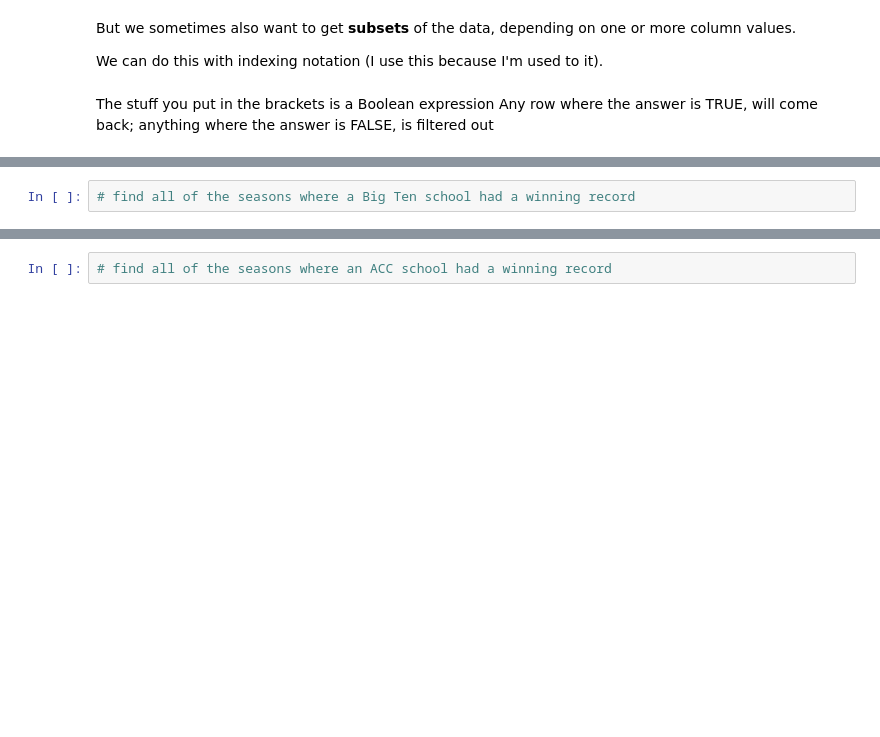
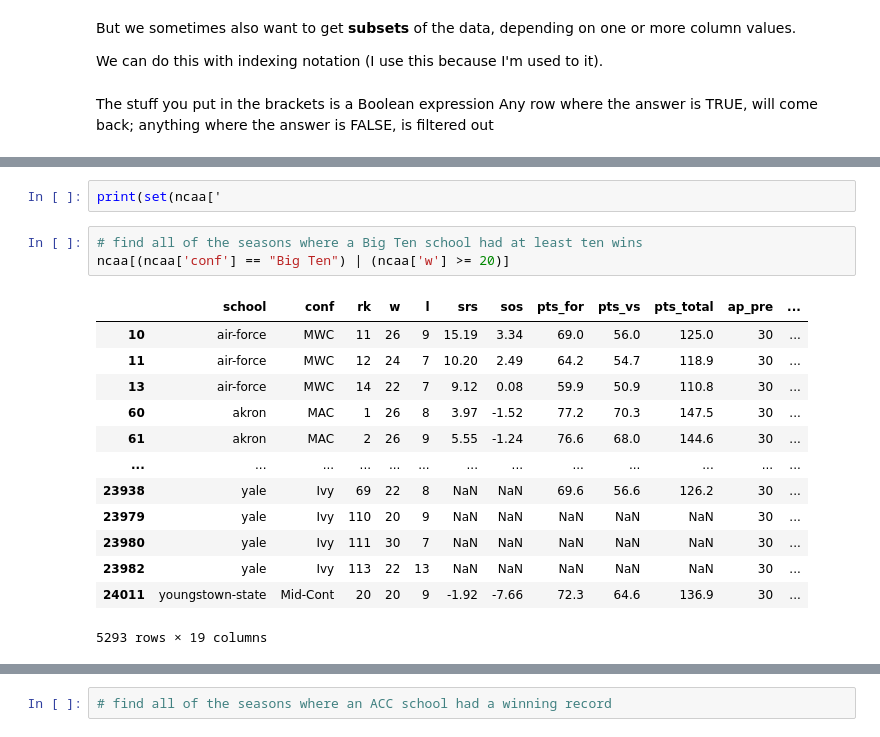
Before and after one commit to joelchan/inst126-intro-programming-notes, a Jupyter notebook: _sources/10_Pandas-1.ipynb, the cells around one changed output, grey strips where cells are left out. Cells and saved outputs as stored; diff of their text form; blank space fills up the shorter version.

```diff
--- a/_sources/10_Pandas-1.ipynb
+++ b/_sources/10_Pandas-1.ipynb
@@ -218,2 +481,19 @@ df[df['Code']=="INST126"] # get me all the rows where the value of the column ra
+# %%
+print(set(ncaa['
 # %%
-# find all of the seasons where a Big Ten school had a winning record
+# find all of the seasons where a Big Ten school had at least ten wins
+ncaa[(ncaa['conf'] == "Big Ten") | (ncaa['w'] >= 20)]
+# %% [output]
+|  | school | conf | rk | w | l | srs | sos | pts_for | pts_vs | pts_total | ap_pre | ... |
+| 10 | air-force | MWC | 11 | 26 | 9 | 15.19 | 3.34 | 69.0 | 56.0 | 125.0 | 30 | ... |
+| 11 | air-force | MWC | 12 | 24 | 7 | 10.20 | 2.49 | 64.2 | 54.7 | 118.9 | 30 | ... |
+| 13 | air-force | MWC | 14 | 22 | 7 | 9.12 | 0.08 | 59.9 | 50.9 | 110.8 | 30 | ... |
+| 60 | akron | MAC | 1 | 26 | 8 | 3.97 | -1.52 | 77.2 | 70.3 | 147.5 | 30 | ... |
+| 61 | akron | MAC | 2 | 26 | 9 | 5.55 | -1.24 | 76.6 | 68.0 | 144.6 | 30 | ... |
+| ... | ... | ... | ... | ... | ... | ... | ... | ... | ... | ... | ... | ... |
+| 23938 | yale | Ivy | 69 | 22 | 8 | NaN | NaN | 69.6 | 56.6 | 126.2 | 30 | ... |
+| 23979 | yale | Ivy | 110 | 20 | 9 | NaN | NaN | NaN | NaN | NaN | 30 | ... |
+| 23980 | yale | Ivy | 111 | 30 | 7 | NaN | NaN | NaN | NaN | NaN | 30 | ... |
+| 23982 | yale | Ivy | 113 | 22 | 13 | NaN | NaN | NaN | NaN | NaN | 30 | ... |
+| 24011 | youngstown-state | Mid-Cont | 20 | 20 | 9 | -1.92 | -7.66 | 72.3 | 64.6 | 136.9 | 30 | ... |
+5293 rows × 19 columns
```
Also changed, not shown: parts of 47 cells of this notebook, 8 other files.
